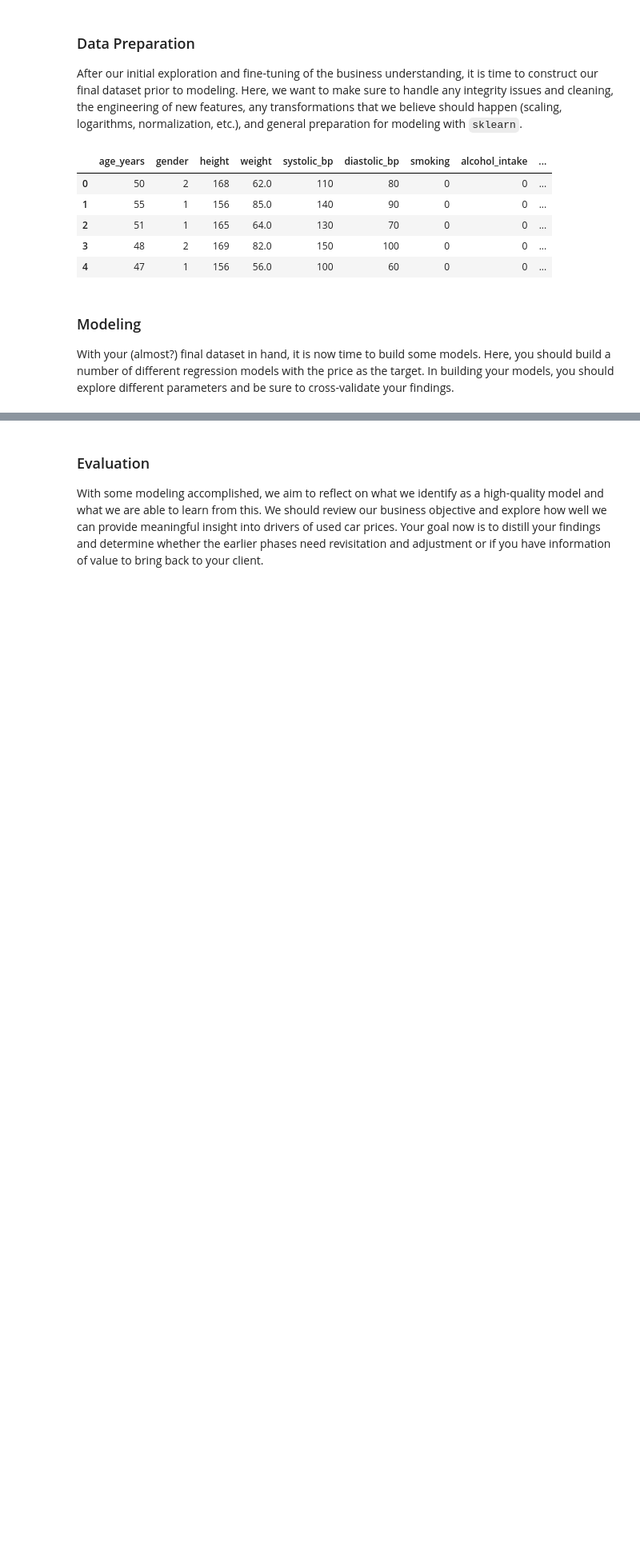
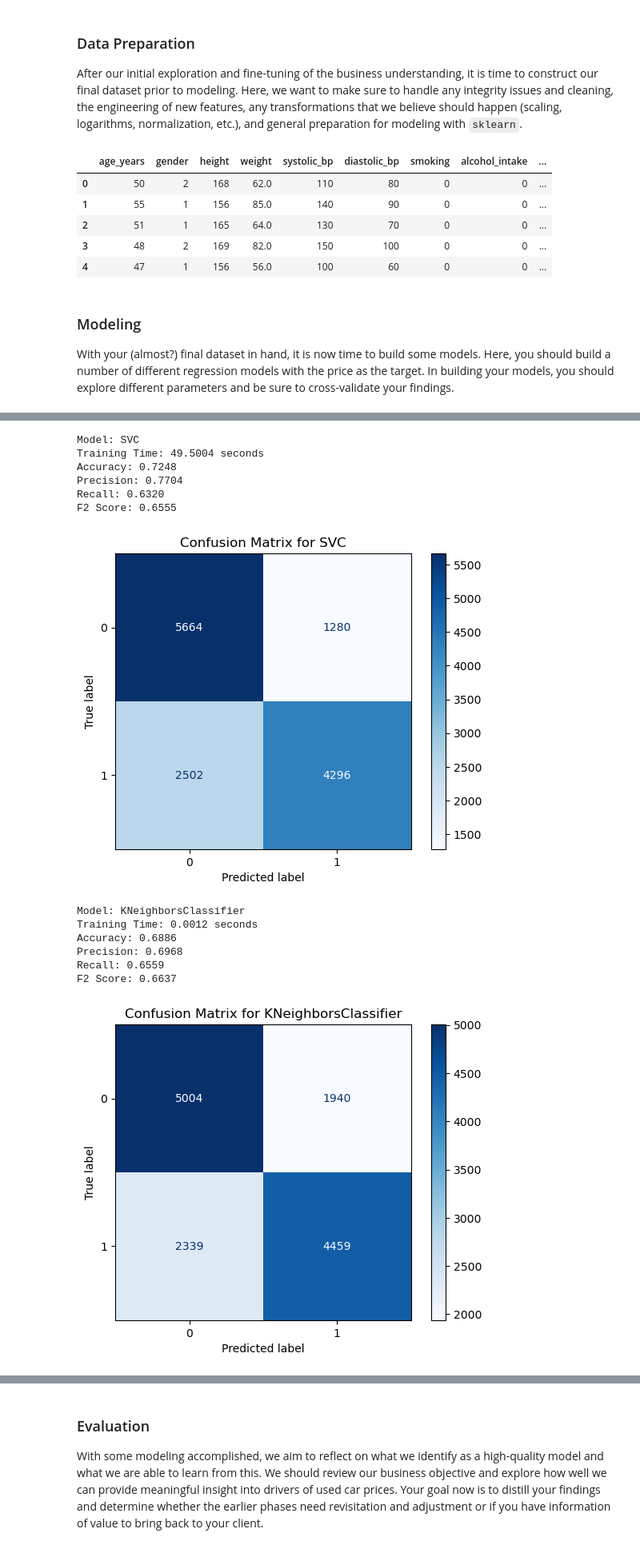
Before and after one commit to hiteshh-aemf/aiml-capstone, a Jupyter notebook: aiml-capstone.ipynb, the cells around one changed output, grey strips where cells are left out. Shown at 80% size. Saved outputs shown, nothing was run; the diff lists cells and outputs as text; code cells hidden in the pictures; blank space fills up the shorter version.

```diff
--- a/aiml-capstone.ipynb
+++ b/aiml-capstone.ipynb
@@ -261,0 +265,62 @@ F2 Score: 0.6820
+# %%
+# Custom scorer to penalize false negatives more than false positives
+def custom_f2_scorer(y_true, y_pred):
+    return fbeta_score(y_true, y_pred, beta=2)
+custom_scorer = make_scorer(custom_f2_scorer)
+# Support Vector Machine
+svm = SVC()
+train_and_evaluate_model(svm, X_train, y_train, X_test, y_test)
+# K-Nearest Neighbors
+knn = KNeighborsClassifier()
+train_and_evaluate_model(knn, X_train, y_train, X_test, y_test)
+# Decision Tree
+dt = DecisionTreeClassifier()
+train_and_evaluate_model(dt, X_train, y_train, X_test, y_test)
+# Hyperparameter Tuning for Logistic Regression
+param_grid = {
+    'C': [0.01, 0.1, 1, 10, 100],
+    'solver': ['liblinear', 'saga']
+}
+grid_search = GridSearchCV(LogisticRegression(max_iter=10000), param_grid, scoring=custom_scorer, cv=5)
+grid_search.fit(X_train, y_train)
+best_log_reg = grid_search.best_estimator_
+print(f"Best Hyperparameters for Logistic Regression: {grid_search.best_params_}")
+train_and_evaluate_model(best_log_reg, X_train, y_train, X_test, y_test)
+# Hyperparameter Tuning for Decision Tree
+param_grid_dt = {
+    'max_depth': [3, 5, 7, 10, None],
+    'min_samples_split': [2, 5, 10],
+    'min_samples_leaf': [1, 2, 4]
+}
+grid_search_dt = GridSearchCV(DecisionTreeClassifier(), param_grid_dt, scoring=custom_scorer, cv=5)
+grid_search_dt.fit(X_train, y_train)
+best_dt = grid_search_dt.best_estimator_
+print(f"Best Hyperparameters for Decision Tree: {grid_search_dt.best_params_}")
+train_and_evaluate_model(best_dt, X_train, y_train, X_test, y_test)
+# Feature Importance from Decision Tree
+importances = best_dt.feature_importances_
+feature_names = X.columns
+feature_importance_df = pd.DataFrame({'Feature': feature_names, 'Importance': importances})
+feature_importance_df = feature_importance_df.sort_values(by='Importance', ascending=False)
+plt.figure(figsize=(10, 6))
+sns.barplot(x='Importance', y='Feature', data=feature_importance_df)
+plt.title('Feature Importance from Decision Tree')
+plt.savefig('images/feature_importance_decision_tree.png')
+plt.show()
+# Save the cleaned and processed dataset
+df.to_csv('data/cleaned_cardio_data.csv', index=False)
+# %% [output]
+Model: SVC
+Training Time: 49.5004 seconds
+Accuracy: 0.7248
+Precision: 0.7704
+Recall: 0.6320
+F2 Score: 0.6555
+[figure, added]
+Model: KNeighborsClassifier
+Training Time: 0.0012 seconds
+Accuracy: 0.6886
+Precision: 0.6968
+Recall: 0.6559
+F2 Score: 0.6637
+[figure, added]
```
Also changed, not shown: parts of 7 cells of this notebook, 5 other files.
